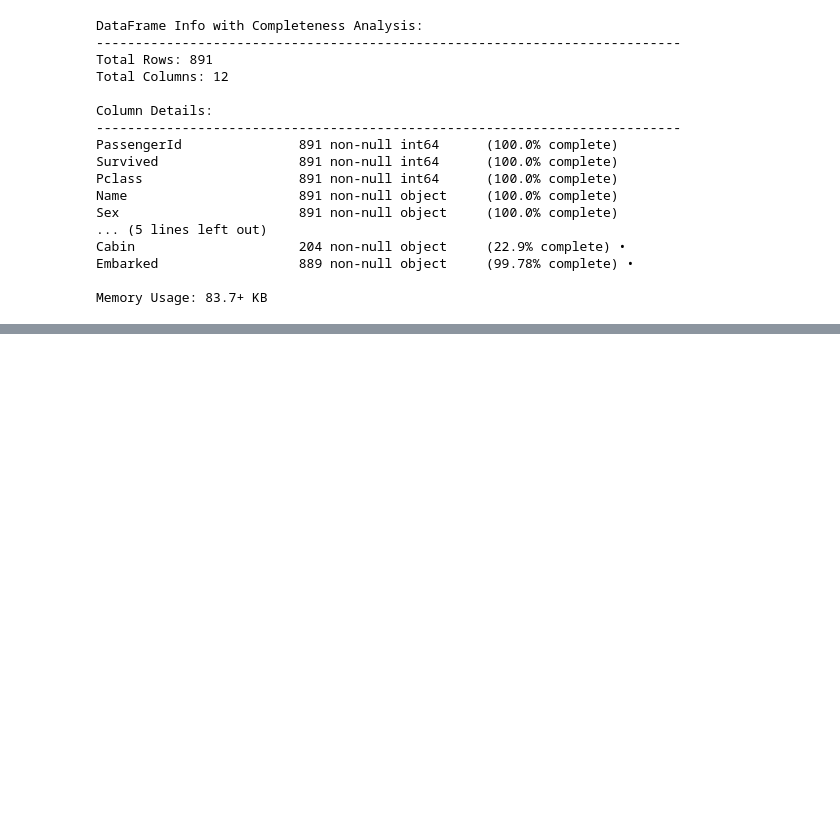
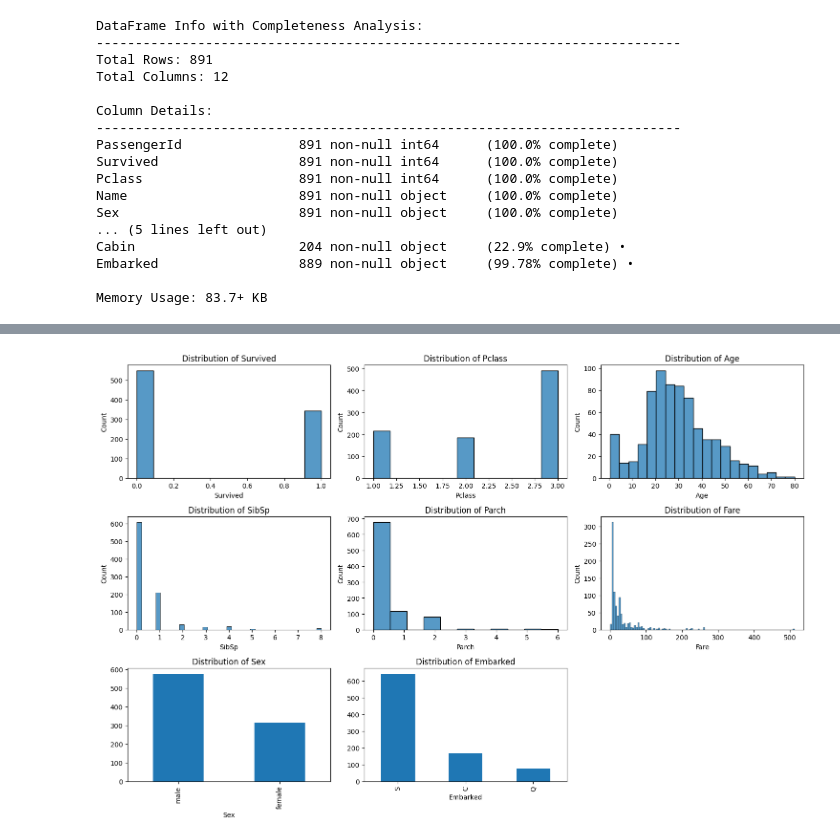
Before and after one commit to marcelosilva2604/HandsOnMLScikitLearnKerasTensorflow, a Jupyter notebook: notebooks/3_classificação/titanic/titanic.ipynb, the cells around one changed output, grey strips where cells are left out. Drawn from its saved outputs; the diff is of its cells as text; code cells hidden in the pictures; blank space fills up the shorter version.

```diff
--- a/notebooks/3_classificação/titanic/titanic.ipynb
+++ b/notebooks/3_classificação/titanic/titanic.ipynb
@@ -47,3 +47,6 @@ Cabin                     204 non-null object     (22.9% complete) •
 Embarked                  889 non-null object     (99.78% complete) •
 
 Memory Usage: 83.7+ KB
+# %%
+df = df.drop('Cabin', axis=1)
+pdu.custom_info(df)
@@ -49,0 +94,30 @@ Memory Usage: 83.7+ KB
+# %%
+import seaborn as sns
+
+import matplotlib.pyplot as plt
+
+# Set up the figure size
+plt.figure(figsize=(15, 10))
+
+# Create histograms for numerical columns
+numerical_cols = ['Survived', 'Pclass', 'Age', 'SibSp', 'Parch', 'Fare']
+categorical_cols = ['Sex', 'Embarked']
+
+# Plot numerical columns
+for i, col in enumerate(numerical_cols, 1):
+    plt.subplot(3, 3, i)
+    sns.histplot(data=df, x=col)
+    plt.title(f'Distribution of {col}')
+    plt.xlabel(col)
+
+# Plot categorical columns
+for i, col in enumerate(categorical_cols, len(numerical_cols) + 1):
+    plt.subplot(3, 3, i)
+    df[col].value_counts().plot(kind='bar')
+    plt.title(f'Distribution of {col}')
+    plt.xlabel(col)
+
+plt.tight_layout()
+plt.show()
+# %% [output]
+[figure, added]
```
Also changed, not shown: parts of 9 cells of this notebook.
